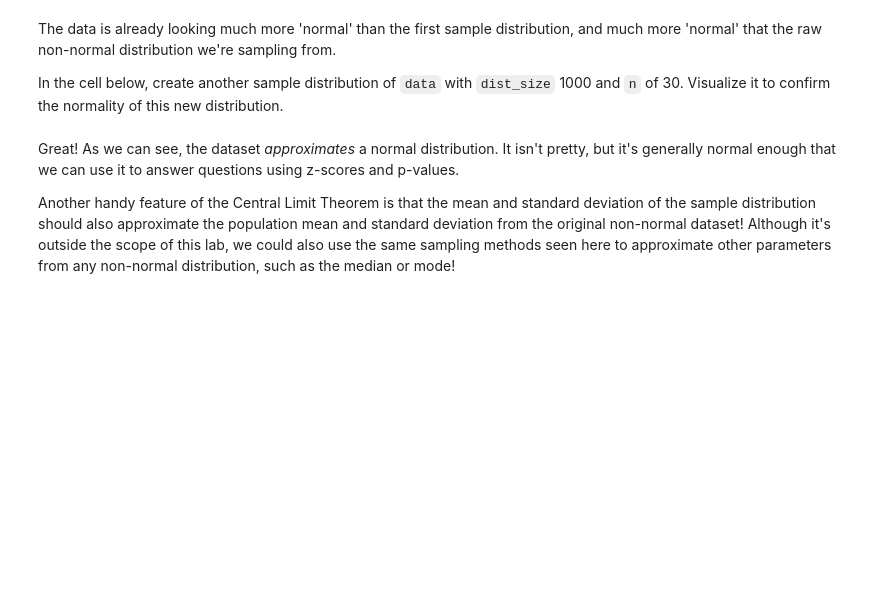
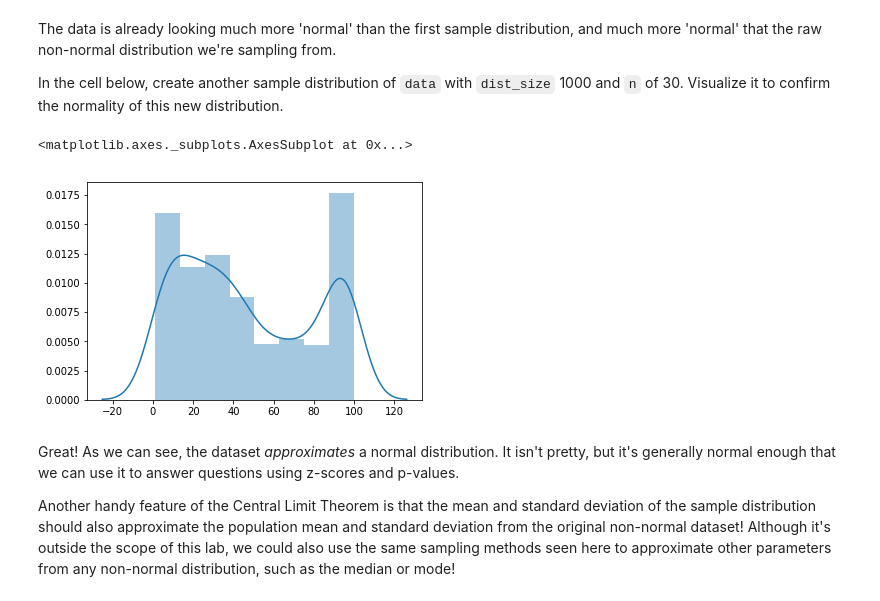
Before and after one commit to j-asonwang/dsc-2-19-13-central-limit-theorem-lab-nyc-ds-career-012819, a Jupyter notebook: index.ipynb, the cells around one changed output. Drawn from its saved outputs; the diff is of its cells as text; code cells hidden in the pictures; blank space fills up the shorter version.

```diff
--- a/index.ipynb
+++ b/index.ipynb
@@ -135,8 +135,11 @@ The data is already looking much more 'normal' than the first sample distributio
 
 In the cell below, create another sample distribution of `data` with `dist_size` 1000 and `n` of 30.  Visualize it to confirm the normality of this new distribution.
 # %%
-hig = create_sample_distribution(data, dist_size=10,n=3)
-sns.distplot(low)
+high = create_sample_distribution(data, dist_size=1000,n=30)
+sns.distplot(high)
+# %% [output]
+<matplotlib.axes._subplots.AxesSubplot at 0x...>
+[figure, added]
 # %% [markdown]
 Great! As we can see, the dataset _approximates_ a normal distribution. It isn't pretty, but it's generally normal enough that we can use it to answer questions using z-scores and p-values.
 
```
